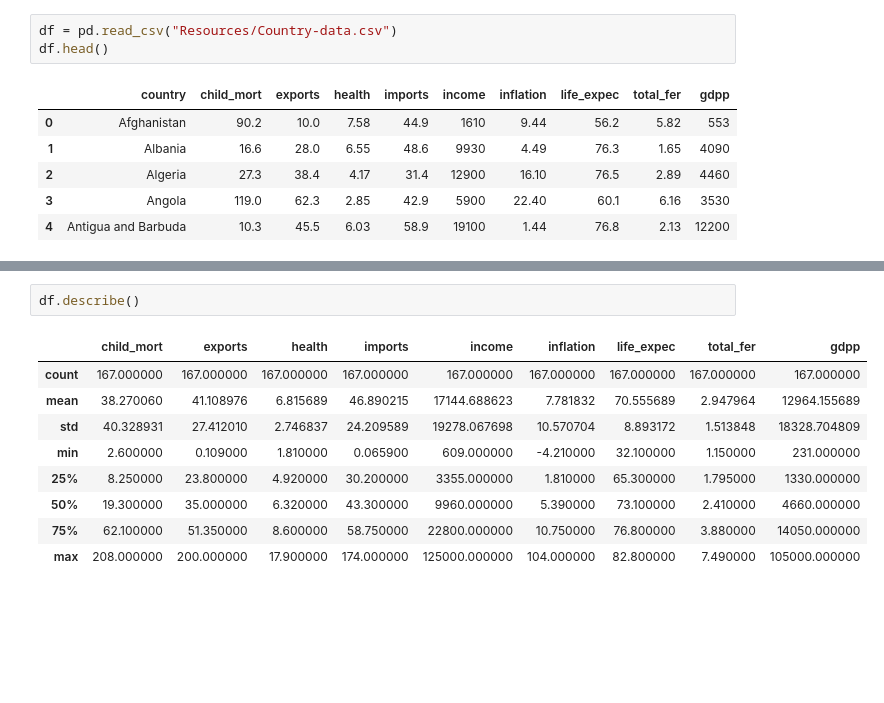
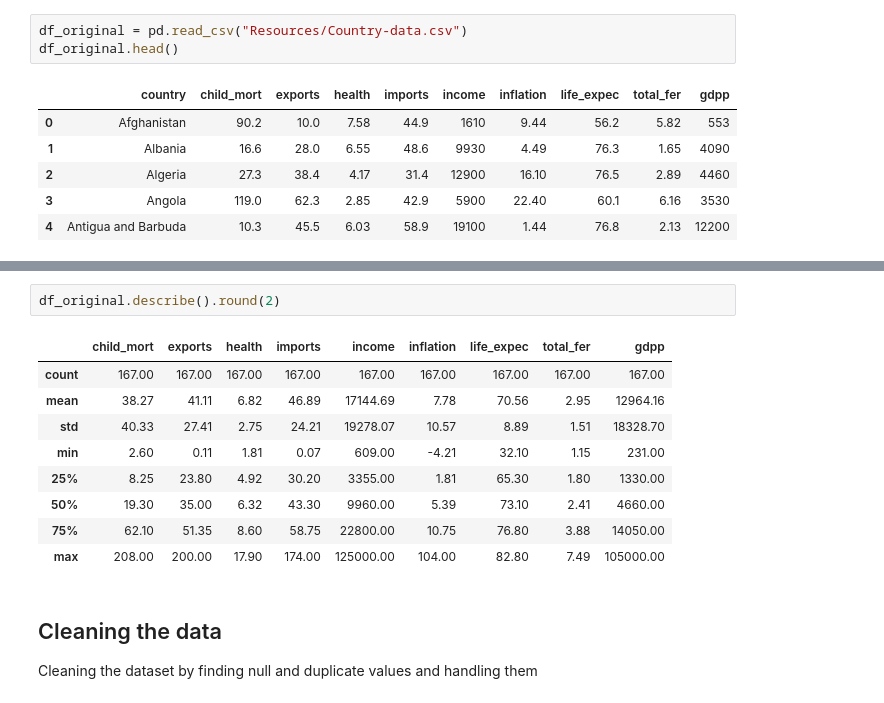
Before and after one commit to divyansharrma10/CEI_Assignments_Divyansh_Sharma_PIET, a Jupyter notebook: week3_Divyansh_Sharma_PIET.ipynb, the cells around one changed output, grey strips where cells are left out. Saved outputs shown, nothing was run; the diff lists cells and outputs as text; blank space fills up the shorter version.

```diff
--- a/week3_Divyansh_Sharma_PIET.ipynb
+++ b/week3_Divyansh_Sharma_PIET.ipynb
@@ -13,6 +49,6 @@ Libraries Imported Successfully
 # %%
-df = pd.read_csv("Resources/Country-data.csv")
-df.head()
+df_original = pd.read_csv("Resources/Country-data.csv")
+df_original.head()
 # %% [output]
 |  | country | child_mort | exports | health | imports | income | inflation | life_expec | total_fer | gdpp |
 | 0 | Afghanistan | 90.2 | 10.0 | 7.58 | 44.9 | 1610 | 9.44 | 56.2 | 5.82 | 553 |
@@ -67,15 +107,19 @@ total_fer     float64
 gdpp            int64
 dtype: object
 # %%
-df.describe()
+df_original.describe().round(2)
 # %% [output]
 |  | child_mort | exports | health | imports | income | inflation | life_expec | total_fer | gdpp |
-| count | 167.000000 | 167.000000 | 167.000000 | 167.000000 | 167.000000 | 167.000000 | 167.000000 | 167.000000 | 167.000000 |
-| mean | 38.270060 | 41.108976 | 6.815689 | 46.890215 | 17144.688623 | 7.781832 | 70.555689 | 2.947964 | 12964.155689 |
-| std | 40.328931 | 27.412010 | 2.746837 | 24.209589 | 19278.067698 | 10.570704 | 8.893172 | 1.513848 | 18328.704809 |
-| min | 2.600000 | 0.109000 | 1.810000 | 0.065900 | 609.000000 | -4.210000 | 32.100000 | 1.150000 | 231.000000 |
-| 25% | 8.250000 | 23.800000 | 4.920000 | 30.200000 | 3355.000000 | 1.810000 | 65.300000 | 1.795000 | 1330.000000 |
-| 50% | 19.300000 | 35.000000 | 6.320000 | 43.300000 | 9960.000000 | 5.390000 | 73.100000 | 2.410000 | 4660.000000 |
-| 75% | 62.100000 | 51.350000 | 8.600000 | 58.750000 | 22800.000000 | 10.750000 | 76.800000 | 3.880000 | 14050.000000 |
-| max | 208.000000 | 200.000000 | 17.900000 | 174.000000 | 125000.000000 | 104.000000 | 82.800000 | 7.490000 | 105000.000000 |
+| count | 167.00 | 167.00 | 167.00 | 167.00 | 167.00 | 167.00 | 167.00 | 167.00 | 167.00 |
+| mean | 38.27 | 41.11 | 6.82 | 46.89 | 17144.69 | 7.78 | 70.56 | 2.95 | 12964.16 |
+| std | 40.33 | 27.41 | 2.75 | 24.21 | 19278.07 | 10.57 | 8.89 | 1.51 | 18328.70 |
+| min | 2.60 | 0.11 | 1.81 | 0.07 | 609.00 | -4.21 | 32.10 | 1.15 | 231.00 |
+| 25% | 8.25 | 23.80 | 4.92 | 30.20 | 3355.00 | 1.81 | 65.30 | 1.80 | 1330.00 |
+| 50% | 19.30 | 35.00 | 6.32 | 43.30 | 9960.00 | 5.39 | 73.10 | 2.41 | 4660.00 |
+| 75% | 62.10 | 51.35 | 8.60 | 58.75 | 22800.00 | 10.75 | 76.80 | 3.88 | 14050.00 |
+| max | 208.00 | 200.00 | 17.90 | 174.00 | 125000.00 | 104.00 | 82.80 | 7.49 | 105000.00 |
+# %% [markdown]
+## Cleaning the data
+
+Cleaning the dataset by finding null and duplicate values and handling them
 # %%
```
Also changed, not shown: parts of 69 cells of this notebook.
